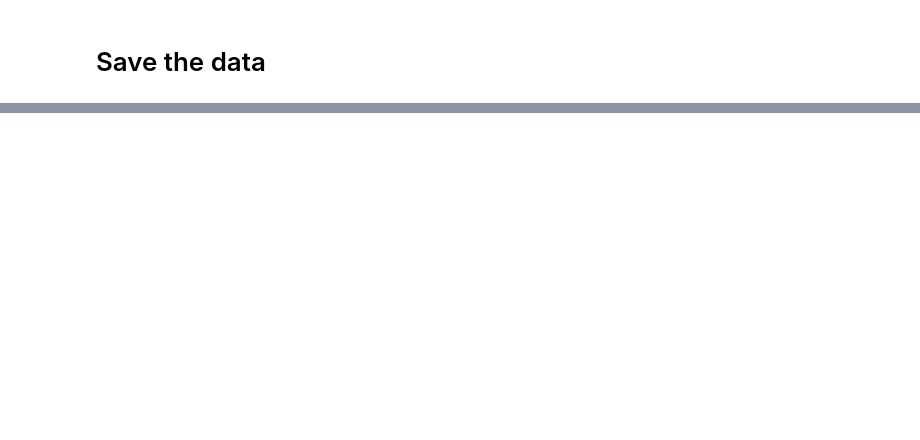
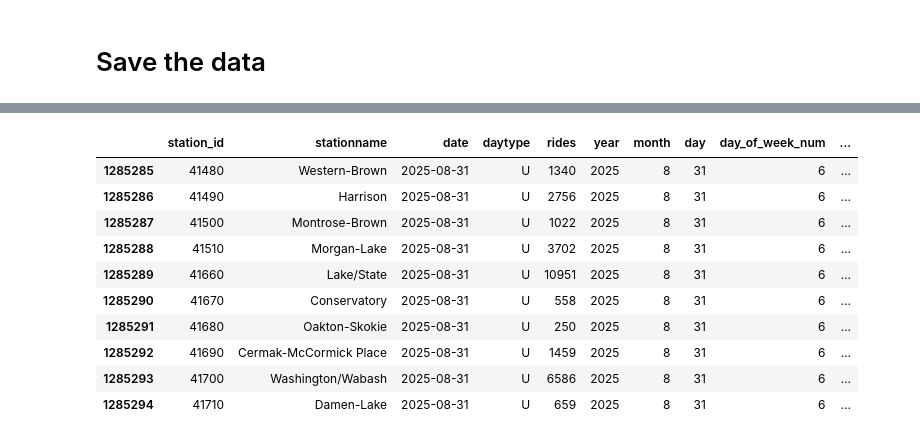
Before and after one commit to bryantco/cta-ridership-prediction, a Jupyter notebook: feature_engineer/feature_engineer.ipynb, the cells around one changed output, grey strips where cells are left out. Saved outputs shown, nothing was run; the diff lists cells and outputs as text; code cells hidden in the pictures; blank space fills up the shorter version.

```diff
--- a/feature_engineer/feature_engineer.ipynb
+++ b/feature_engineer/feature_engineer.ipynb
@@ -94,3 +94,10 @@ min          0.000000
 75%       2712.000000
 max      21862.000000
 Name: rides, dtype: float64
+# %%
+labels_ridership = ['low', 'medium', 'high']
+
+cta_df['rides_quartile'] = (
+    cta_df.groupby('year')['rides']
+          .transform(lambda x: pd.qcut(x, 3, labels=labels_ridership, duplicates='drop'))
+)
@@ -99,2 +128,16 @@ Name: rides, dtype: float64
+# %%
+cta_df.tail(10)
+# %% [output]
+|  | station_id | stationname | date | daytype | rides | year | month | day | day_of_week_num | ... |
+| 1285285 | 41480 | Western-Brown | 2025-08-31 | U | 1340 | 2025 | 8 | 31 | 6 | ... |
+| 1285286 | 41490 | Harrison | 2025-08-31 | U | 2756 | 2025 | 8 | 31 | 6 | ... |
+| 1285287 | 41500 | Montrose-Brown | 2025-08-31 | U | 1022 | 2025 | 8 | 31 | 6 | ... |
+| 1285288 | 41510 | Morgan-Lake | 2025-08-31 | U | 3702 | 2025 | 8 | 31 | 6 | ... |
+| 1285289 | 41660 | Lake/State | 2025-08-31 | U | 10951 | 2025 | 8 | 31 | 6 | ... |
+| 1285290 | 41670 | Conservatory | 2025-08-31 | U | 558 | 2025 | 8 | 31 | 6 | ... |
+| 1285291 | 41680 | Oakton-Skokie | 2025-08-31 | U | 250 | 2025 | 8 | 31 | 6 | ... |
+| 1285292 | 41690 | Cermak-McCormick Place | 2025-08-31 | U | 1459 | 2025 | 8 | 31 | 6 | ... |
+| 1285293 | 41700 | Washington/Wabash | 2025-08-31 | U | 6586 | 2025 | 8 | 31 | 6 | ... |
+| 1285294 | 41710 | Damen-Lake | 2025-08-31 | U | 659 | 2025 | 8 | 31 | 6 | ... |
 # %%
 cta_df.to_parquet('output/cta_ridership_with_features.parquet', engine='fastparquet', index=False)
```
Also changed, not shown: parts of 3 cells of this notebook.
